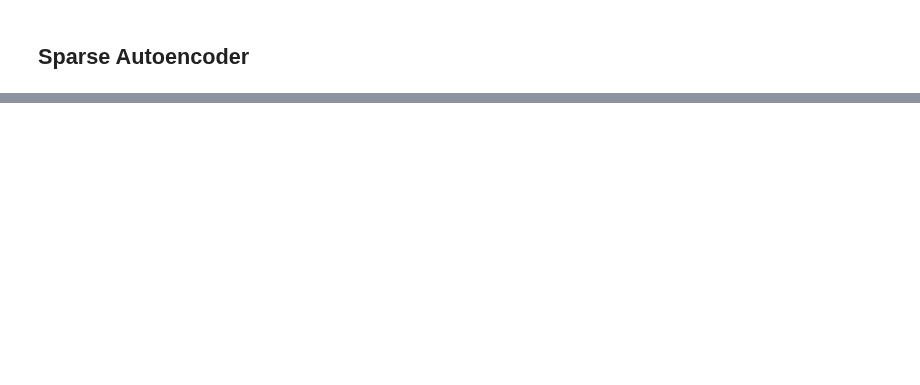
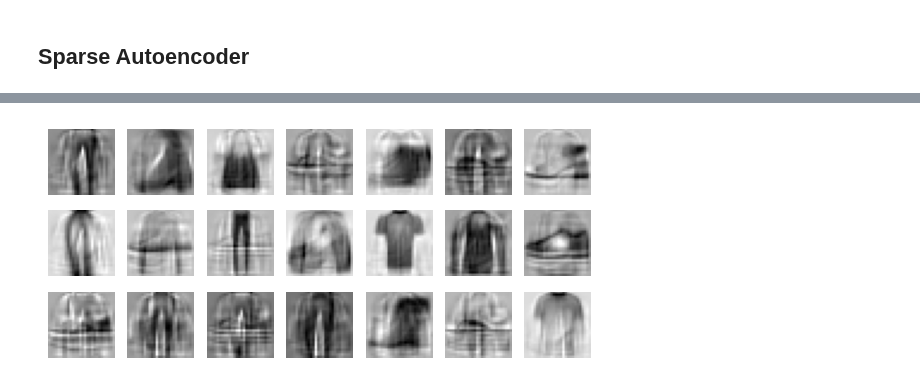
Before and after one commit to ShindeShivam/Machine-Learning, a Jupyter notebook: Neural-Networks-and-Deeplearning/17.Autoencoders-GAN's-Diffusion-Models/autoencoders_gans_and_diffusion_models.ipynb, the cells around one changed output, grey strips where cells are left out. Saved outputs shown, nothing was run; the diff lists cells and outputs as text; code cells hidden in the pictures; blank space fills up the shorter version.

```diff
--- a/Neural-Networks-and-Deeplearning/17.Autoencoders-GAN's-Diffusion-Models/autoencoders_gans_and_diffusion_models.ipynb
+++ b/Neural-Networks-and-Deeplearning/17.Autoencoders-GAN's-Diffusion-Models/autoencoders_gans_and_diffusion_models.ipynb
@@ -339,0 +365,12 @@ plot_reconstructions(sparse_kl_autoencoder)
+# %%
+coding_size = 10
+input = tf.keras.layers.Input(shape = [28,28])
+Z = tf.keras.layers.Flatten()(input)
+Z = tf.keras.layers.Dense(150,activation="relu")(Z)
+Z = tf.keras.layers.Dense(100,activation="relu")(Z)
+coding_mean = tf.keras.layers.Dense(coding_size)(Z)  # μ
+coding_log_var = tf.keras.layers.Dense(coding_size)(Z) # γ
+KLOutput = KLLoss()([coding_mean,coding_log_var])
+coding = Sampling()([coding_mean,coding_log_var])
+variational_encoder = tf.keras.Model(inputs=[input],outputs=[coding_mean,coding_log_var,
+                                                               coding])
@@ -339,0 +436,3 @@ plot_reconstructions(sparse_kl_autoencoder)
+# %%
+codings = tf.random.normal(shape=[3 * 7, coding_size])
+images = variational_decoder(codings).numpy()
@@ -339,0 +443,15 @@ plot_reconstructions(sparse_kl_autoencoder)
+# %%
+def plot_multiple_images(images,n_cols=None):
+  n_cols = n_cols or len(images)
+  n_rows = (len(images) - 1) // n_cols + 1
+  if images.shape[-1]==1:
+    images = images.squeeze(axis=-1)
+  plt.figure(figsize=(n_cols, n_rows))
+  for index ,image in enumerate(images):
+    plt.subplot(n_rows,n_cols,index+1)
+    plt.imshow(image,cmap="binary")
+    plt.axis("off")
+# %%
+plot_multiple_images(images,7)
+# %% [output]
+[figure, added]
```
Also changed, not shown: parts of 28 cells of this notebook.
